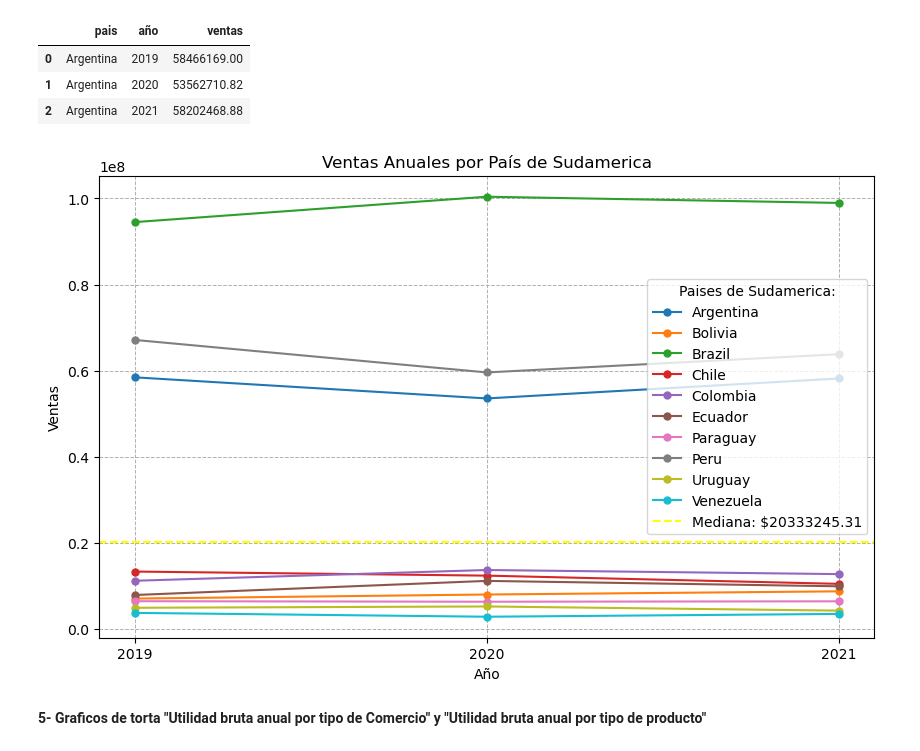
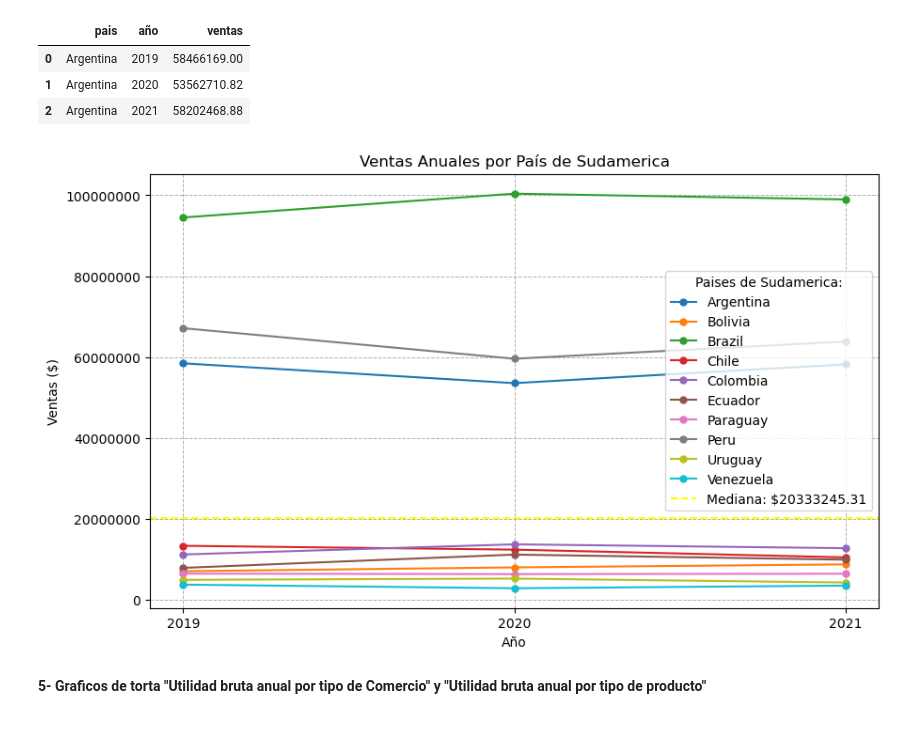
Before and after one commit to manuelpalomeque/ISPC--An-lisisDeDatos--DataBring, a Jupyter notebook: Proyecto Integrador - Analista de Datos - ISPC-Palomeque.ipynb, the cells around one changed output. Saved outputs shown, nothing was run; the diff lists cells and outputs as text; code cells hidden in the pictures.

```diff
--- a/Proyecto Integrador - Analista de Datos - ISPC-Palomeque.ipynb
+++ b/Proyecto Integrador - Analista de Datos - ISPC-Palomeque.ipynb
@@ -807,33 +814,36 @@ ventasArgentina
 # %%
 plt.figure(figsize=(10, 6))
 
 plt.plot(ventasArgentina['año'], ventasArgentina['ventas'], label='Argentina', marker = 'o', ms = 5)
 plt.plot(ventasBolivia['año'], ventasBolivia['ventas'], label='Bolivia', marker = 'o', ms = 5)
 plt.plot(ventasBrazil['año'], ventasBrazil['ventas'], label='Brazil', marker = 'o', ms = 5)
 plt.plot(ventasChile['año'], ventasChile['ventas'], label='Chile', marker = 'o', ms = 5)
 plt.plot(ventasColombia['año'], ventasColombia['ventas'], label='Colombia', marker = 'o', ms = 5)
 plt.plot(ventasEcuador['año'], ventasEcuador['ventas'], label='Ecuador', marker = 'o', ms = 5)
 plt.plot(ventasParaguay['año'], ventasParaguay['ventas'], label='Paraguay', marker = 'o', ms = 5)
 plt.plot(ventasPeru['año'], ventasPeru['ventas'], label='Peru', marker = 'o', ms = 5)
 plt.plot(ventasUruguay['año'], ventasUruguay['ventas'], label='Uruguay', marker = 'o', ms = 5)
 plt.plot(ventasVenezuela['año'], ventasVenezuela['ventas'], label='Venezuela', marker = 'o', ms = 5)
 
 #Media
 plt.axhline(y=mediaVentasPorPais, color='yellow', linestyle='--', label=f'Mediana: ${mediaVentasPorPais}')
 
 # Establecer las marcas del eje x (ticks)
 plt.xticks([2019, 2020, 2021])
 
+# Evitar la notación científica en el eje y
+plt.ticklabel_format(style='plain', axis='y')
+
 # Etiquetas:
 plt.xlabel('Año')
-plt.ylabel('Ventas')
+plt.ylabel('Ventas ($)')
 plt.title('Ventas Anuales por País de Sudamerica')
 plt.grid(linestyle = '--', linewidth = 0.7)
 plt.legend(title = "Paises de Sudamerica:")
 
 plt.show()
 # %% [output]
-[figure, old version]
+[figure, new version]
 # %% [markdown]
 **5- Graficos de torta "Utilidad bruta anual por tipo de Comercio" y "Utilidad bruta anual por tipo de producto"**
 # %%
```
Also changed, not shown: parts of 5 cells of this notebook.
